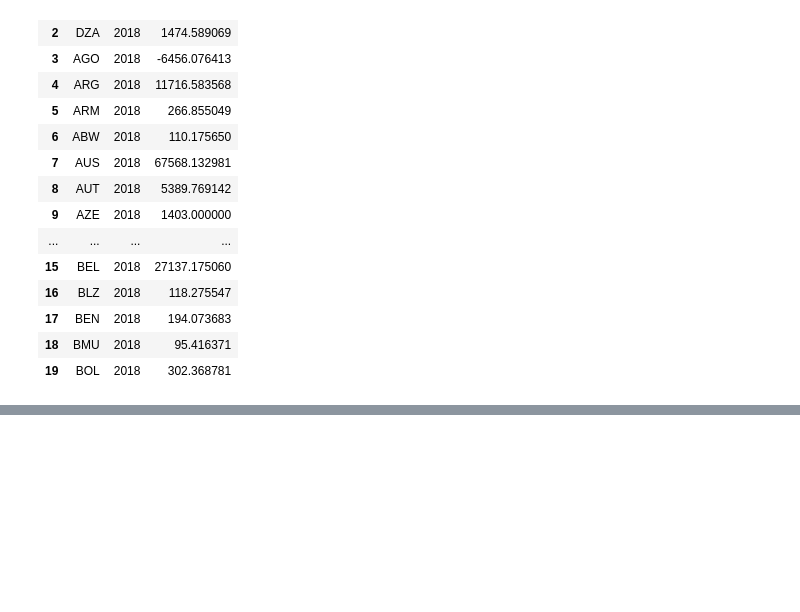
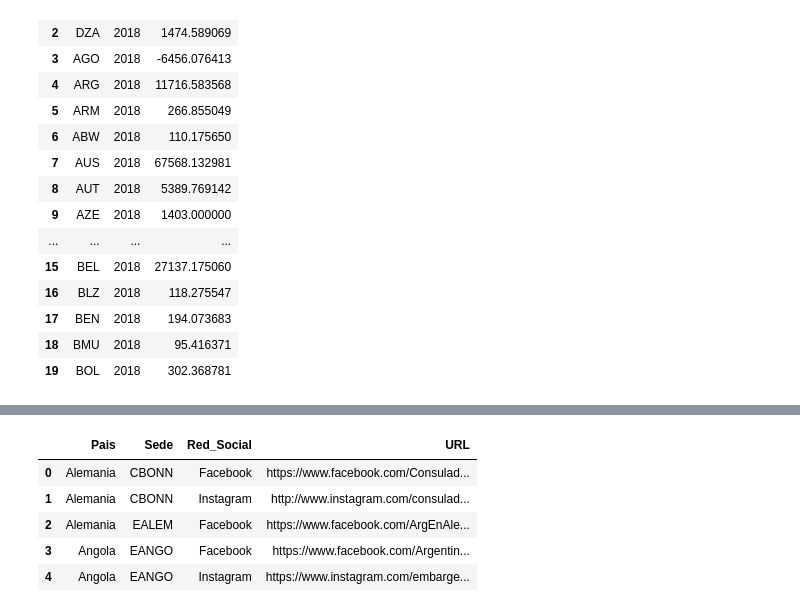
Before and after one commit to Empromptu/Inversion-extranjera-en-Argentina, a Jupyter notebook: notas.ipynb, the cells around one changed output, grey strips where cells are left out. Cells and saved outputs as stored; diff of their text form; code cells hidden in the pictures; blank space fills up the shorter version.

```diff
--- a/notas.ipynb
+++ b/notas.ipynb
@@ -615,0 +749,17 @@ ordenar alfabéticamente por nombre de país.**
+# %%
+reporte_4 = sql^("""
+            SELECT nombre AS Pais, rrss.sede_id AS Sede, plataforma AS Red_Social, id_rs AS URL
+            FROM rrss
+            INNER JOIN sedes ON rrss.sede_id = sedes.sede_id
+            INNER JOIN pais ON sedes.iso3_sede = pais.iso3
+            ORDER BY Pais ASC, Sede ASC, Red_Social ASC, URL ASC
+            """)
+# %%
+reporte_4.head()
+# %% [output]
+|  | Pais | Sede | Red_Social | URL |
+| 0 | Alemania | CBONN | Facebook | https://www.facebook.com/Consulad... |
+| 1 | Alemania | CBONN | Instagram | http://www.instagram.com/consulad... |
+| 2 | Alemania | EALEM | Facebook | https://www.facebook.com/ArgEnAle... |
+| 3 | Angola | EANGO | Facebook | https://www.facebook.com/Argentin... |
+| 4 | Angola | EANGO | Instagram | https://www.instagram.com/embarge... |
```
Also changed, not shown: parts of 24 cells of this notebook.
